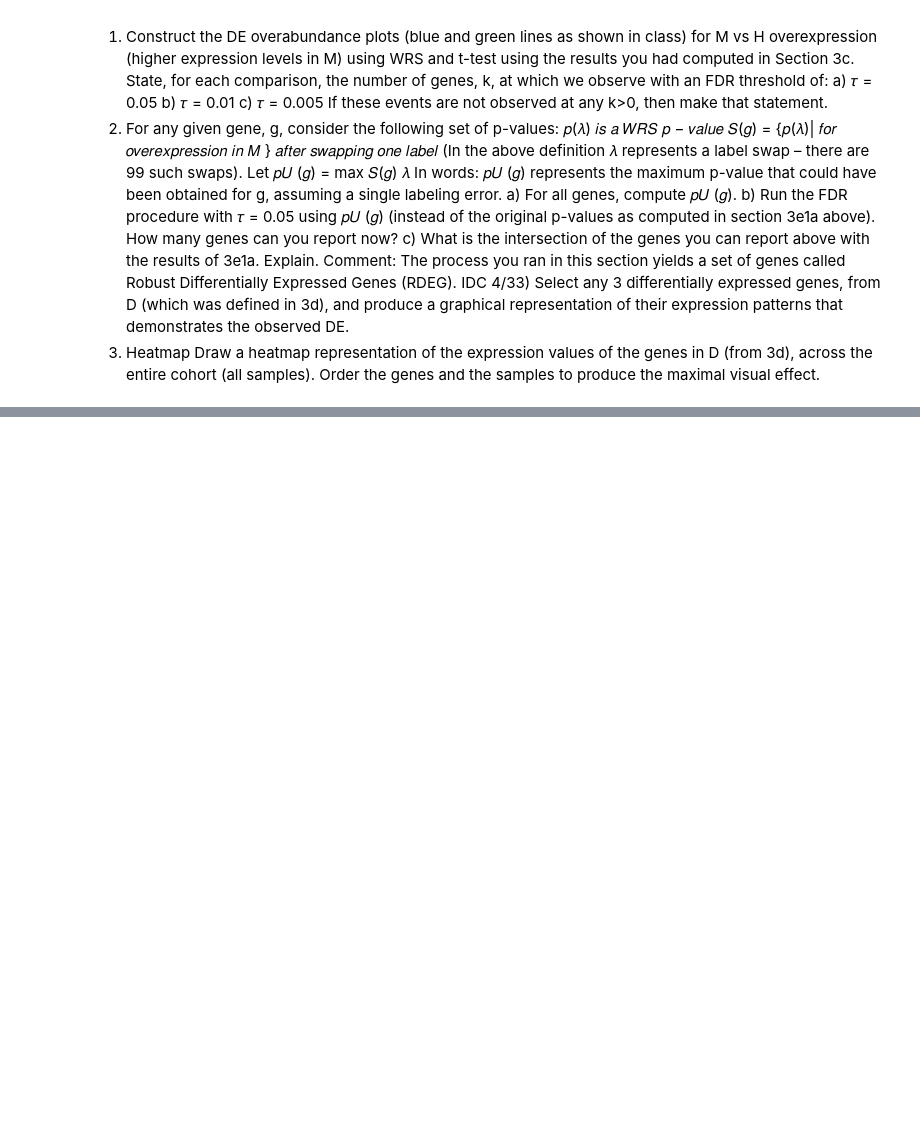
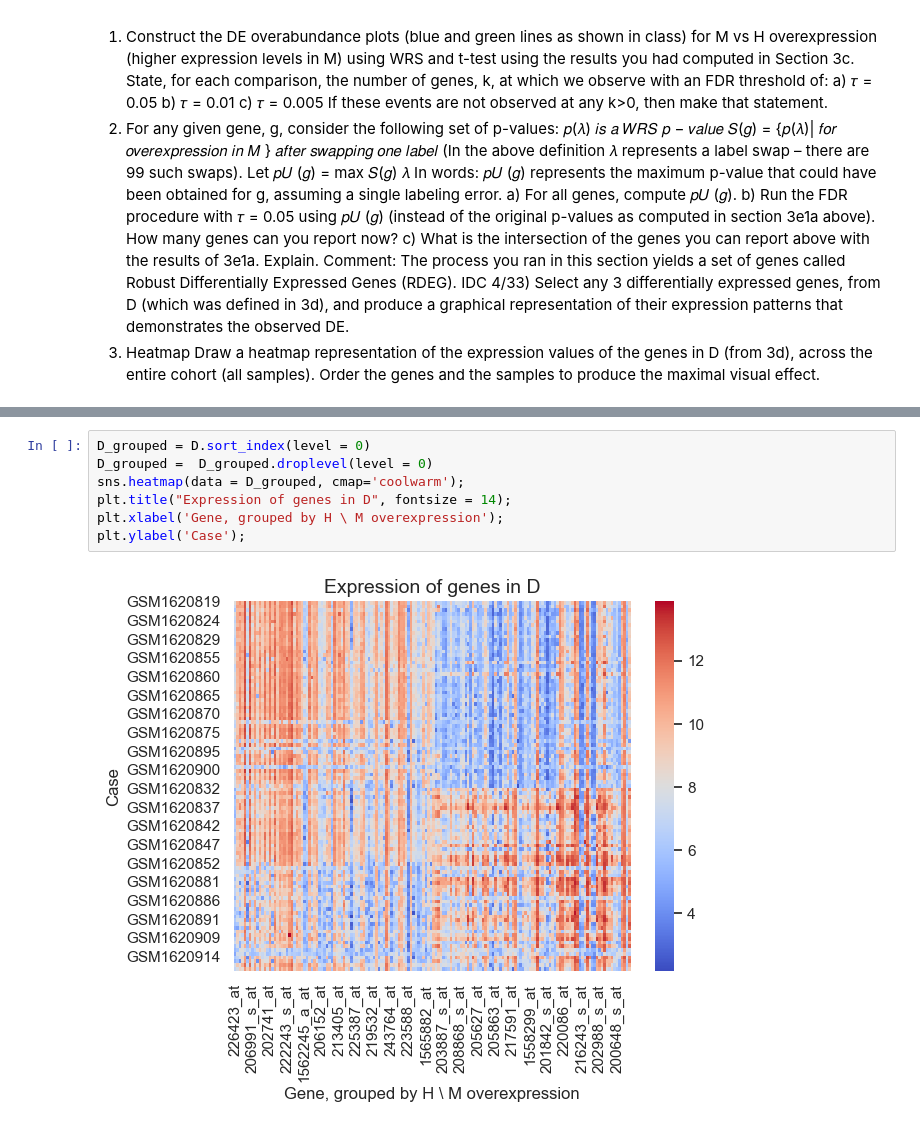
Before and after one commit to barboym/hw_statistics_runi, a Jupyter notebook: HW4.ipynb, the cells around one changed output, grey strips where cells are left out. Cells and saved outputs as stored; diff of their text form; blank space fills up the shorter version.

```diff
--- a/HW4.ipynb
+++ b/HW4.ipynb
@@ -368,0 +408,9 @@ xlabel('p-value');
+# %%
+D_grouped = D.sort_index(level = 0)
+D_grouped =  D_grouped.droplevel(level = 0)
+sns.heatmap(data = D_grouped, cmap='coolwarm');
+plt.title("Expression of genes in D", fontsize = 14);
+plt.xlabel('Gene, grouped by H \ M overexpression');
+plt.ylabel('Case');
+# %% [output]
+[figure, added]
```
Also changed, not shown: parts of 22 cells of this notebook.
